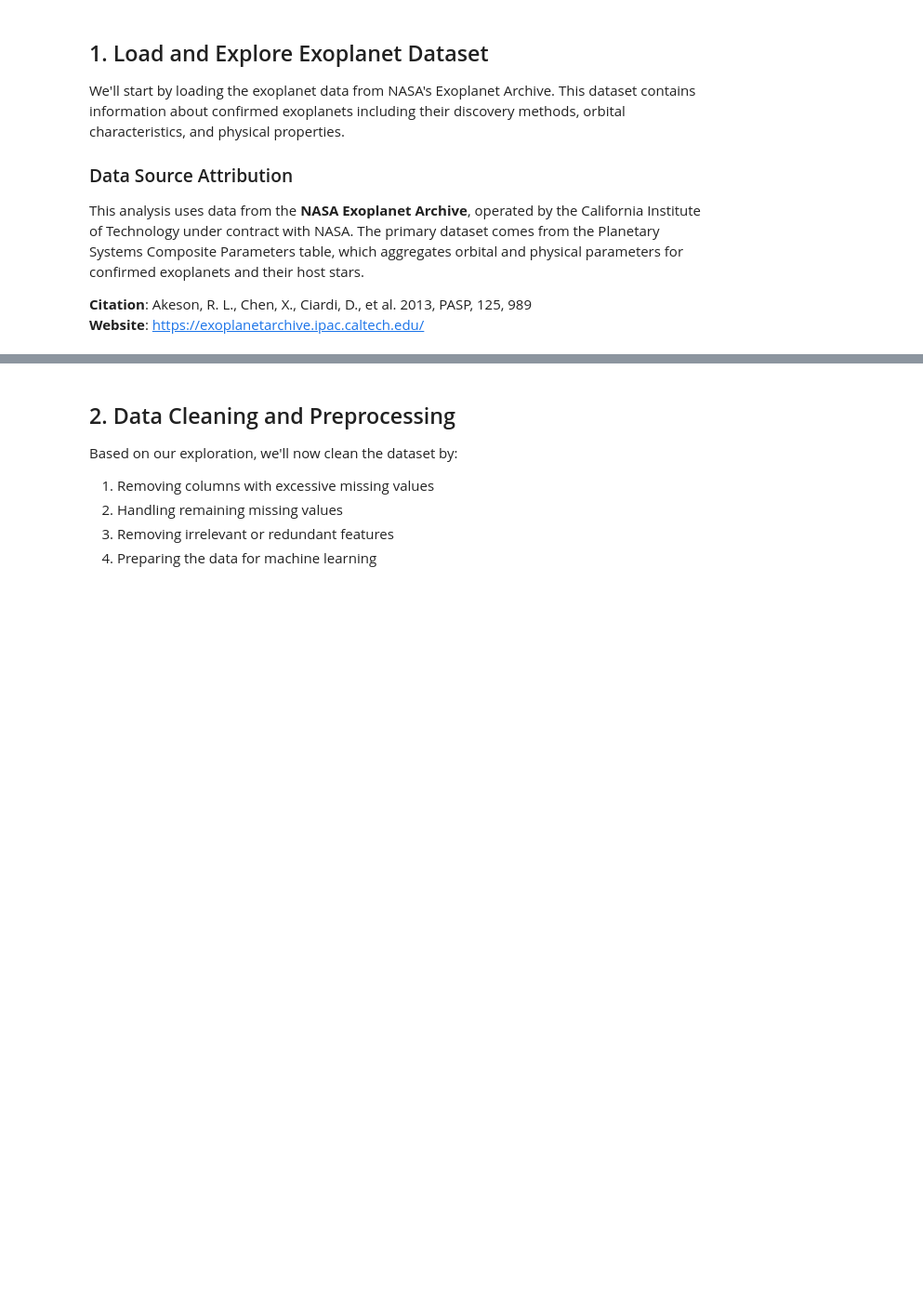
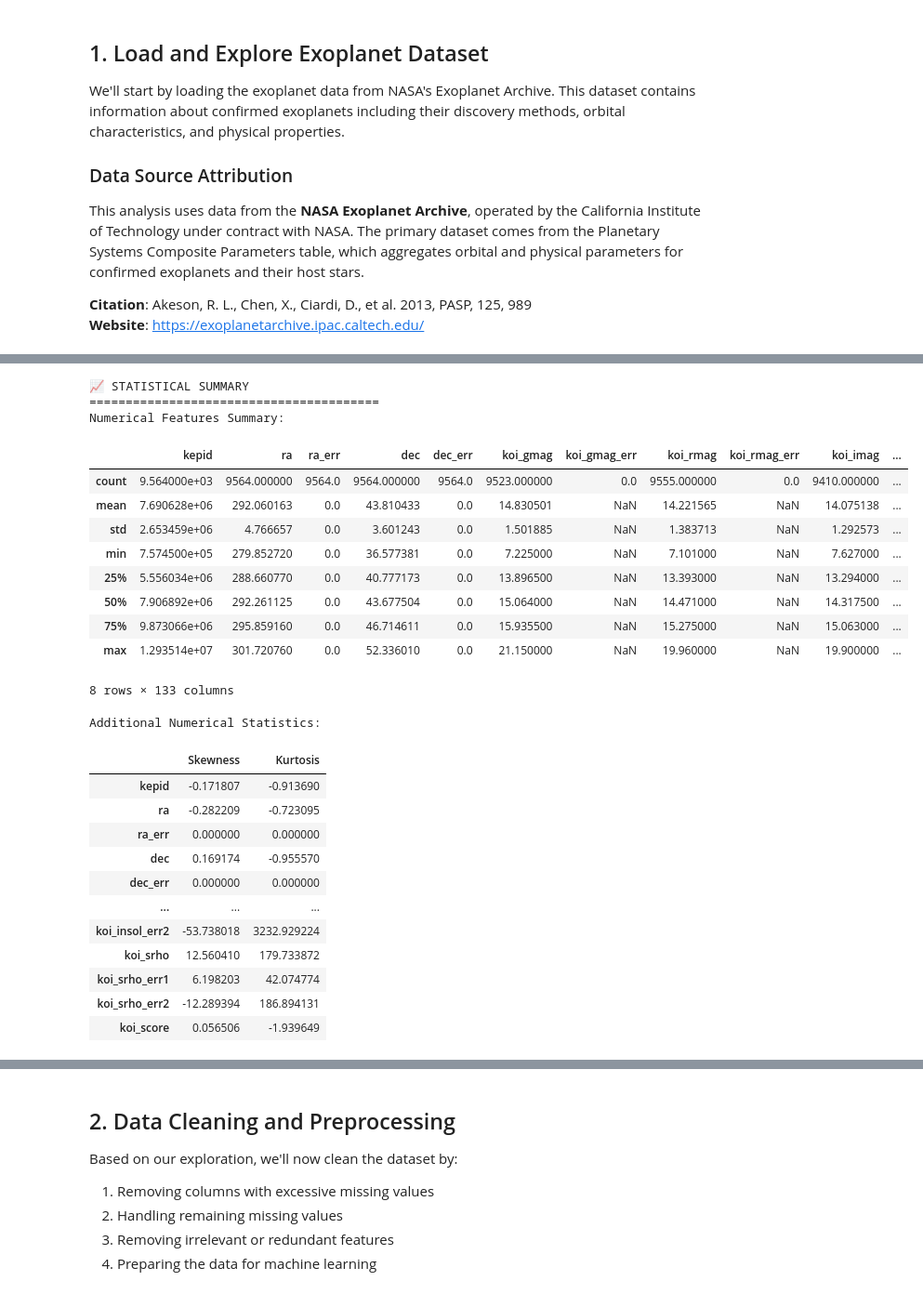
Before and after one commit to NASA-Space-Apps-Challenge-2025/Hunting-Exoplanets, a Jupyter notebook: notebooks/exoplanet_detection_analysis.ipynb, the cells around one changed output, grey strips where cells are left out. Shown at 93% size. Cells and saved outputs as stored; diff of their text form; code cells hidden in the pictures; blank space fills up the shorter version.

Commit message:
added EDA summary

```diff
--- a/notebooks/exoplanet_detection_analysis.ipynb
+++ b/notebooks/exoplanet_detection_analysis.ipynb
@@ -59,9 +106,7 @@ def load_exoplanet_data():
 
         # Query for KOI cumulative data with reasonable limit
         query = """
-        SELECT TOP 10000 * FROM cumulative
-        WHERE koi_disposition IS NOT NULL
-        ORDER BY kepoi_name
+        SELECT * FROM cumulative
         """
 
         params = {
@@ -90,13 +135,6 @@ def load_exoplanet_data():
         print(f"❌ Error fetching data: {e}")
 
     print("\n⚠️  Unable to fetch real NASA data. This could be due to:")
-    print("   1. NASA server maintenance or temporary issues")
-    print("   2. Network connectivity problems")
-    print("   3. API endpoint changes")
-    print("   4. Rate limiting or access restrictions")
-    print("\nWould you like to:")
-    print("   A) Try again later when NASA servers may be available")
-    print("   B) Use a local backup dataset if available")
-    print("   C) Continue with sample data for demonstration")
+    return None
 
-    return None
+exoplanet_data = load_exoplanet_data()
@@ -173,0 +212,65 @@ def load_exoplanet_data():
+# %%
+# Statistical Summary
+print("STATISTICAL SUMMARY")
+print("=" * 40)
+
+if exoplanet_data is not None:
+    numerical_cols = exoplanet_data.select_dtypes(include=[np.number]).columns.tolist()
+    categorical_cols = exoplanet_data.select_dtypes(include=['object']).columns.tolist()
+
+    # Remove identifier columns from analysis
+    identifier_cols = ['kepid', 'rowid', 'id', 'kepoi_name']
+    numerical_cols = [col for col in numerical_cols if col not in identifier_cols and not col.endswith('_id')]
+
+    print(f"Analyzing {len(numerical_cols)} numerical features (excluding identifiers)\n")
+
+    # Numerical features summary
+    if numerical_cols:
+        print("Numerical Features Summary:")
+        desc_stats = exoplanet_data[numerical_cols].describe()
+        display(desc_stats)
+
+        # Additional statistics
+        print("\nAdditional Numerical Statistics:")
+        additional_stats = exoplanet_data[numerical_cols].agg(['skew', 'kurtosis']).T
+        additional_stats.columns = ['Skewness', 'Kurtosis']
+        display(additional_stats)
+
+    # Categorical features summary
+    if categorical_cols:
+        print("\nCategorical Features Summary:")
+        for col in categorical_cols[:3]:  # Show first 3 categorical columns
+            if exoplanet_data[col].nunique() < 20:  # Only show if not too many unique values
+                print(f"\n{col} distribution:")
+                value_counts = exoplanet_data[col].value_counts()
+                display(value_counts.head(10))
+
+else:
+    print("❌ No data available for statistical summary")
+# %% [output]
+📈 STATISTICAL SUMMARY
+========================================
+Numerical Features Summary:
+|  | kepid | ra | ra_err | dec | dec_err | koi_gmag | koi_gmag_err | koi_rmag | koi_rmag_err | koi_imag | ... |
+| count | 9.564000e+03 | 9564.000000 | 9564.0 | 9564.000000 | 9564.0 | 9523.000000 | 0.0 | 9555.000000 | 0.0 | 9410.000000 | ... |
+| mean | 7.690628e+06 | 292.060163 | 0.0 | 43.810433 | 0.0 | 14.830501 | NaN | 14.221565 | NaN | 14.075138 | ... |
+| std | 2.653459e+06 | 4.766657 | 0.0 | 3.601243 | 0.0 | 1.501885 | NaN | 1.383713 | NaN | 1.292573 | ... |
+| min | 7.574500e+05 | 279.852720 | 0.0 | 36.577381 | 0.0 | 7.225000 | NaN | 7.101000 | NaN | 7.627000 | ... |
+| 25% | 5.556034e+06 | 288.660770 | 0.0 | 40.777173 | 0.0 | 13.896500 | NaN | 13.393000 | NaN | 13.294000 | ... |
+| 50% | 7.906892e+06 | 292.261125 | 0.0 | 43.677504 | 0.0 | 15.064000 | NaN | 14.471000 | NaN | 14.317500 | ... |
+| 75% | 9.873066e+06 | 295.859160 | 0.0 | 46.714611 | 0.0 | 15.935500 | NaN | 15.275000 | NaN | 15.063000 | ... |
+| max | 1.293514e+07 | 301.720760 | 0.0 | 52.336010 | 0.0 | 21.150000 | NaN | 19.960000 | NaN | 19.900000 | ... |
+8 rows × 133 columns
+Additional Numerical Statistics:
+|  | Skewness | Kurtosis |
+| kepid | -0.171807 | -0.913690 |
+| ra | -0.282209 | -0.723095 |
+| ra_err | 0.000000 | 0.000000 |
+| dec | 0.169174 | -0.955570 |
+| dec_err | 0.000000 | 0.000000 |
+| ... | ... | ... |
+| koi_insol_err2 | -53.738018 | 3232.929224 |
+| koi_srho | 12.560410 | 179.733872 |
+| koi_srho_err1 | 6.198203 | 42.074774 |
+| koi_srho_err2 | -12.289394 | 186.894131 |
+| koi_score | 0.056506 | -1.939649 |
```
Also changed, not shown: parts of 17 cells of this notebook.
